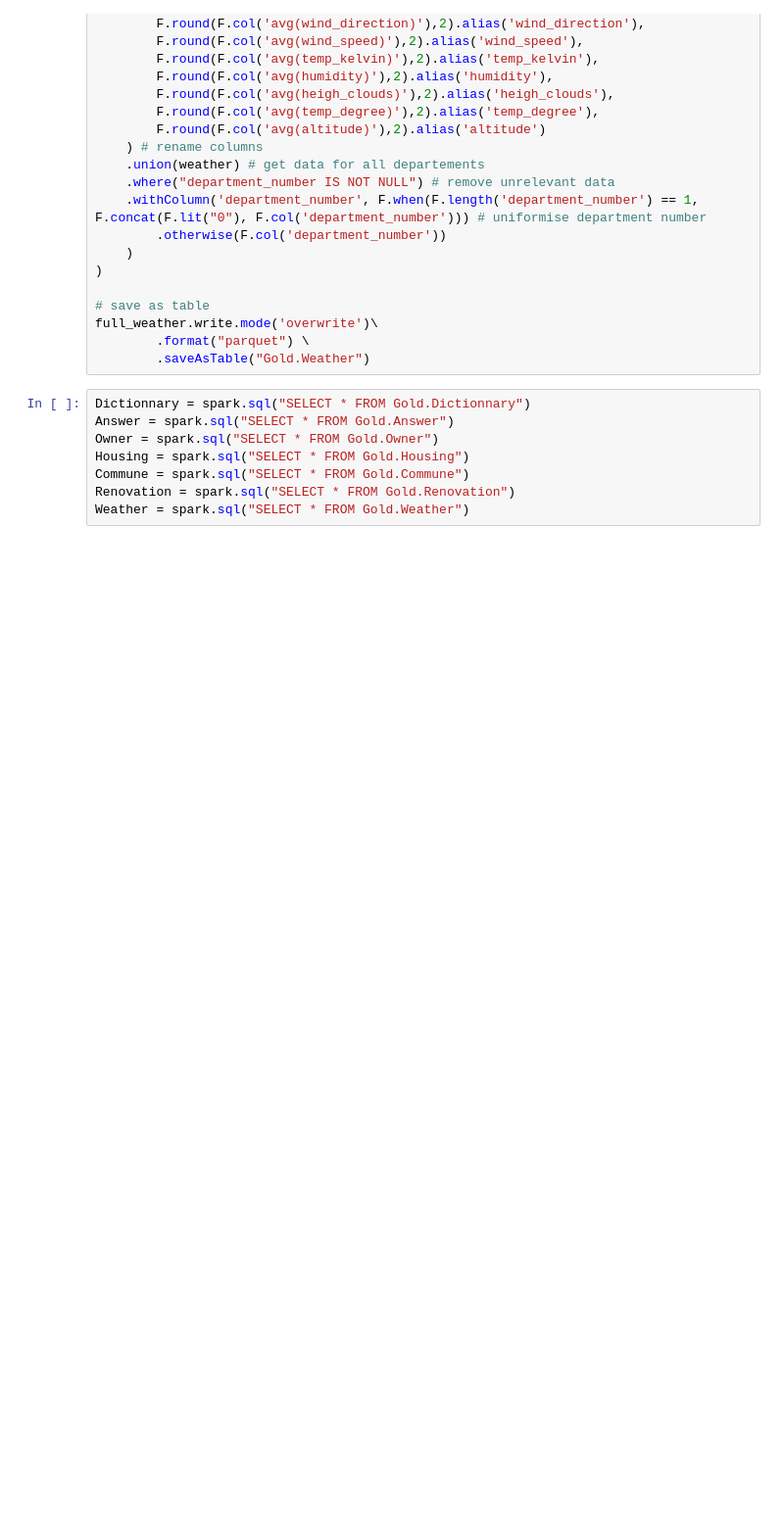
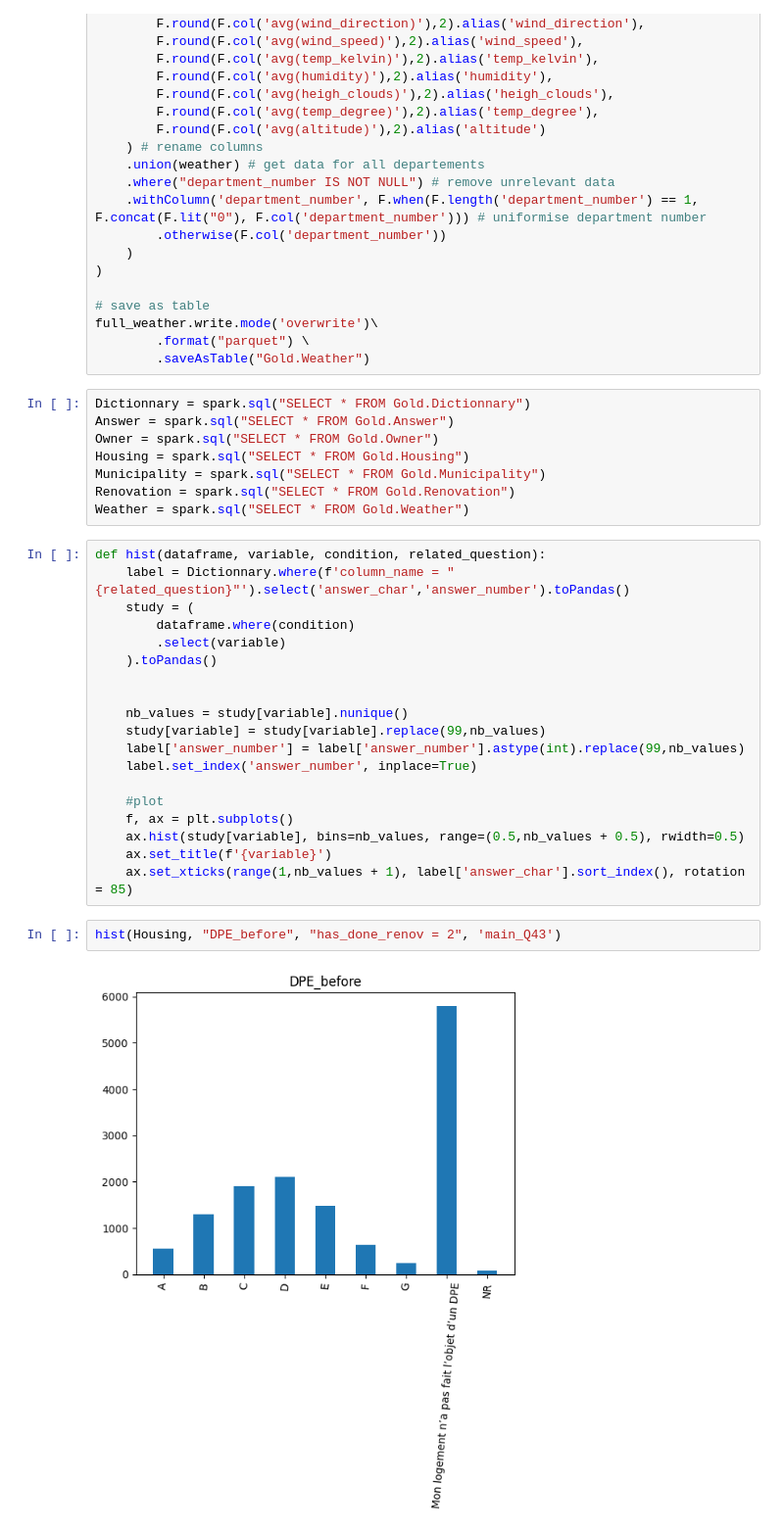
Before and after one commit to axrocheteau/renov_local, a Jupyter notebook: model.ipynb, the cells around one changed output. Shown at 98% size. Saved outputs shown, nothing was run; the diff lists cells and outputs as text; blank space fills up the shorter version.

```diff
--- a/model.ipynb
+++ b/model.ipynb
@@ -525,6 +508,29 @@ Dictionnary = spark.sql("SELECT * FROM Gold.Dictionnary")
 Answer = spark.sql("SELECT * FROM Gold.Answer")
 Owner = spark.sql("SELECT * FROM Gold.Owner")
 Housing = spark.sql("SELECT * FROM Gold.Housing")
-Commune = spark.sql("SELECT * FROM Gold.Commune")
+Municipality = spark.sql("SELECT * FROM Gold.Municipality")
 Renovation = spark.sql("SELECT * FROM Gold.Renovation")
 Weather = spark.sql("SELECT * FROM Gold.Weather")
+# %%
+def hist(dataframe, variable, condition, related_question):
+    label = Dictionnary.where(f'column_name = "{related_question}"').select('answer_char','answer_number').toPandas()
+    study = (
+        dataframe.where(condition)
+        .select(variable)
+    ).toPandas()
+
+
+    nb_values = study[variable].nunique()
+    study[variable] = study[variable].replace(99,nb_values)
+    label['answer_number'] = label['answer_number'].astype(int).replace(99,nb_values)
+    label.set_index('answer_number', inplace=True)
+
+    #plot
+    f, ax = plt.subplots()
+    ax.hist(study[variable], bins=nb_values, range=(0.5,nb_values + 0.5), rwidth=0.5)
+    ax.set_title(f'{variable}')
+    ax.set_xticks(range(1,nb_values + 1), label['answer_char'].sort_index(), rotation = 85)
+# %%
+hist(Housing, "DPE_before", "has_done_renov = 2", 'main_Q43')
+# %% [output]
+[figure, added]
```
Also changed, not shown: parts of 9 cells of this notebook, 3 other files.
